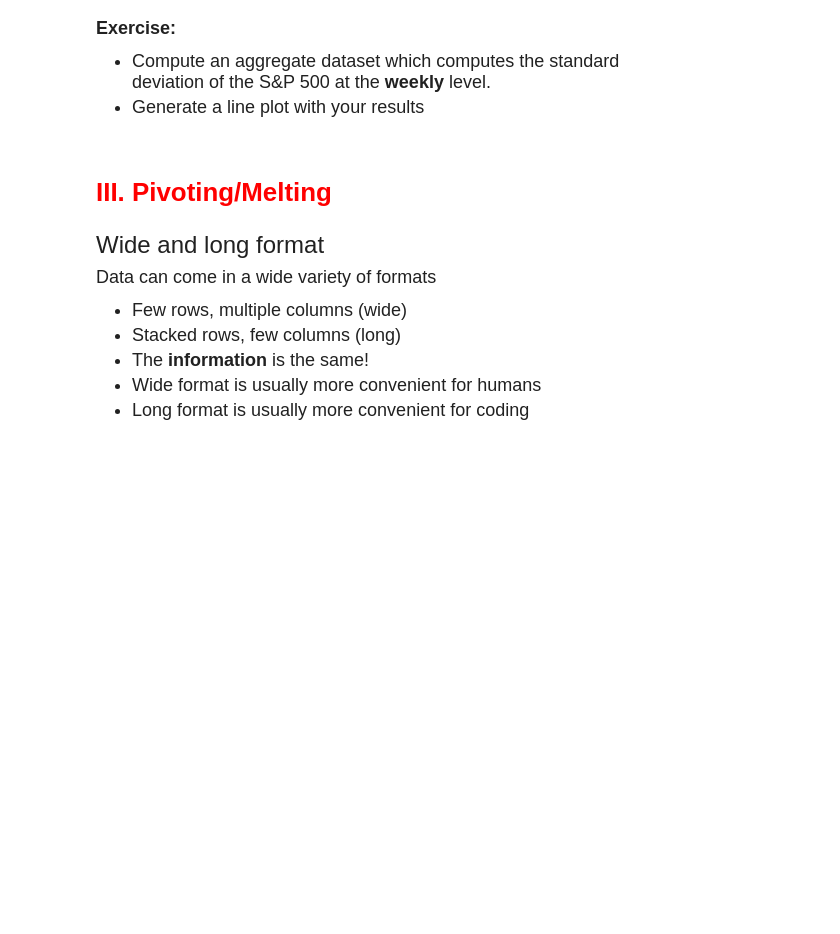
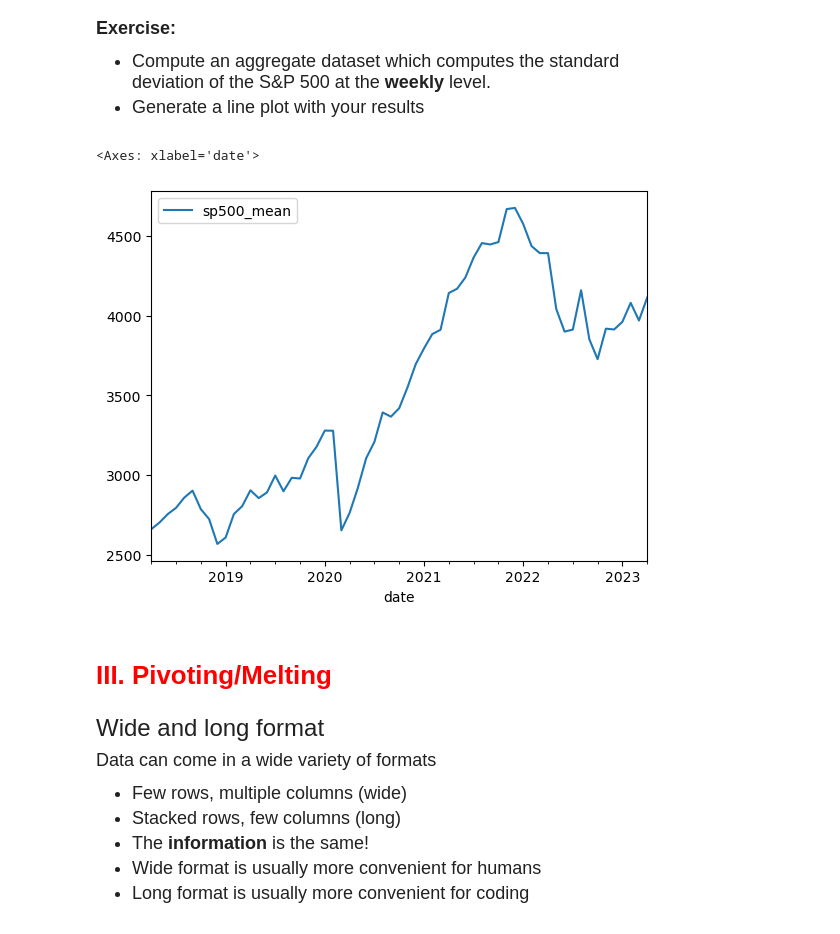
Before and after one commit to savvyscott27/qtm151fall2025, a Jupyter notebook: Lecture_19-more_time_series/Lecture19_MYCOPY.ipynb, the cells around one changed output. Drawn from its saved outputs; the diff is of its cells as text; code cells hidden in the pictures; blank space fills up the shorter version.

```diff
--- a/Lecture_19-more_time_series/Lecture19_MYCOPY.ipynb
+++ b/Lecture_19-more_time_series/Lecture19_MYCOPY.ipynb
@@ -265,6 +299,12 @@ deviation of the S&P 500 at the **weekly** level.
 - Generate a line plot with your results
 # %%
 # your code here
+
+monthlydata = df_financial.groupby(month_config).agg(sp500_mean = ("sp500", "mean"))
+monthlydata.plot()
+# %% [output]
+<Axes: xlabel='date'>
+[figure, added]
 # %% [markdown]
 # <span style="color:red"> III. Pivoting/Melting  </span>
 # %% [markdown]
```
Also changed, not shown: parts of 9 cells of this notebook.
